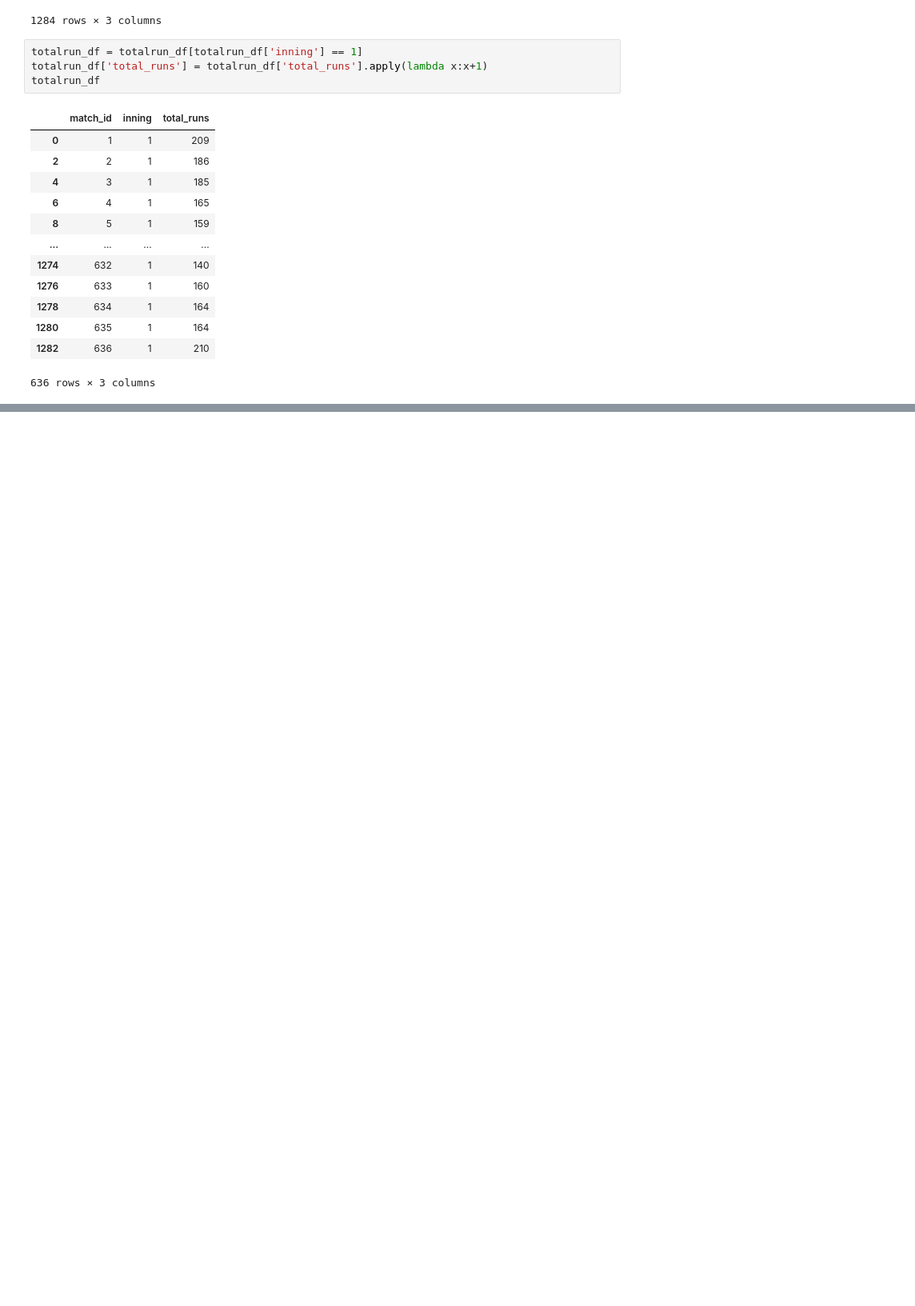
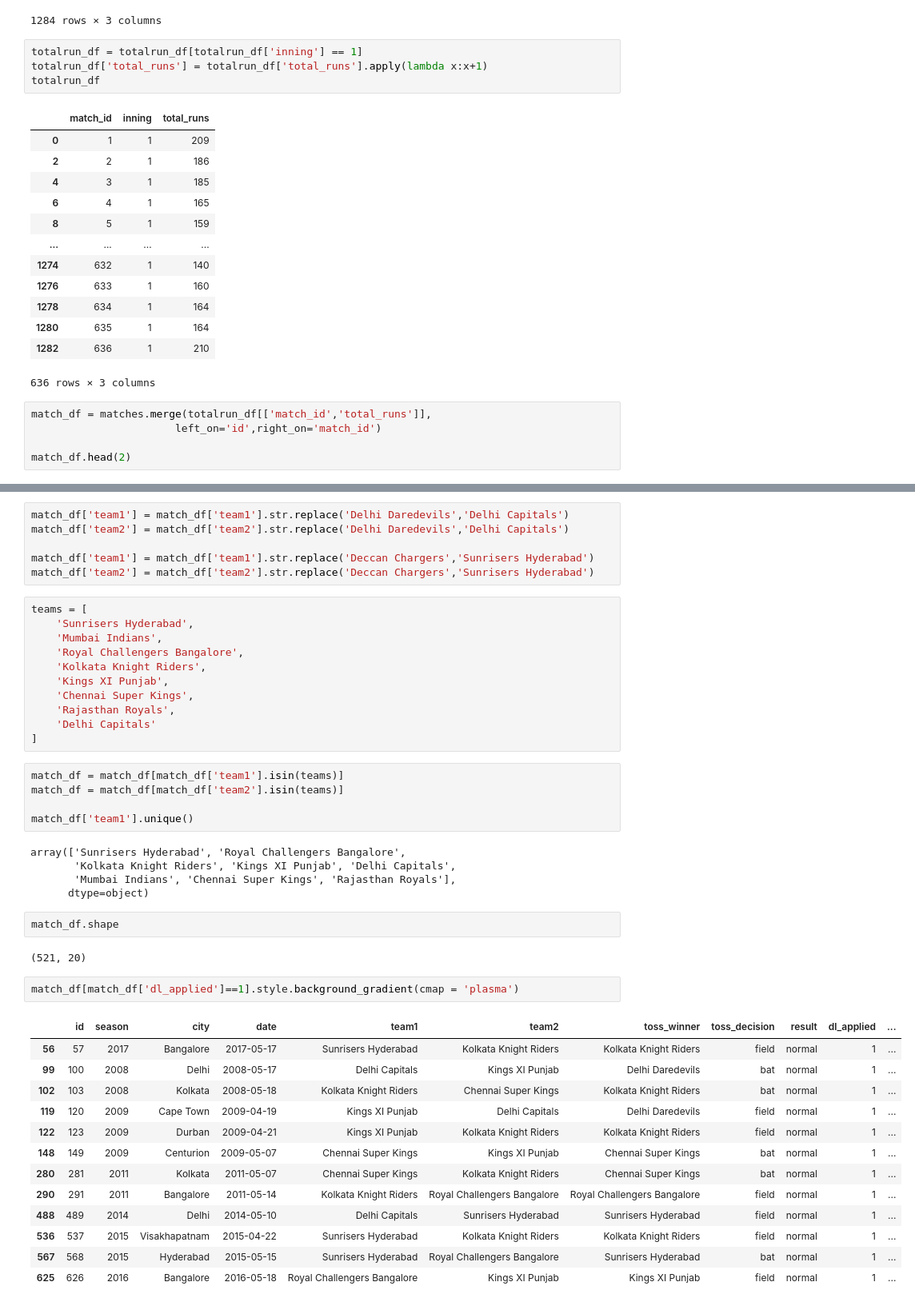
Before and after one commit to JOCRZ/Data-Science-Diploma, a Jupyter notebook: Machine-Learning/Logistic-Regression/Project3/model3.ipynb, the cells around one changed output, grey strips where cells are left out. Shown at 80% size. Drawn from its saved outputs; the diff is of its cells as text; blank space fills up the shorter version.

```diff
--- a/Machine-Learning/Logistic-Regression/Project3/model3.ipynb
+++ b/Machine-Learning/Logistic-Regression/Project3/model3.ipynb
@@ -61,3 +61,8 @@ totalrun_df
 | 1280 | 635 | 1 | 164 |
 | 1282 | 636 | 1 | 210 |
 636 rows × 3 columns
+# %%
+match_df = matches.merge(totalrun_df[['match_id','total_runs']],
+                       left_on='id',right_on='match_id')
+
+match_df.head(2)
@@ -63,0 +82,47 @@ totalrun_df
+# %%
+match_df['team1'] = match_df['team1'].str.replace('Delhi Daredevils','Delhi Capitals')
+match_df['team2'] = match_df['team2'].str.replace('Delhi Daredevils','Delhi Capitals')
+
+match_df['team1'] = match_df['team1'].str.replace('Deccan Chargers','Sunrisers Hyderabad')
+match_df['team2'] = match_df['team2'].str.replace('Deccan Chargers','Sunrisers Hyderabad')
+# %%
+teams = [
+    'Sunrisers Hyderabad',
+    'Mumbai Indians',
+    'Royal Challengers Bangalore',
+    'Kolkata Knight Riders',
+    'Kings XI Punjab',
+    'Chennai Super Kings',
+    'Rajasthan Royals',
+    'Delhi Capitals'
+]
+# %%
+match_df = match_df[match_df['team1'].isin(teams)]
+match_df = match_df[match_df['team2'].isin(teams)]
+
+match_df['team1'].unique()
+# %% [output]
+array(['Sunrisers Hyderabad', 'Royal Challengers Bangalore',
+       'Kolkata Knight Riders', 'Kings XI Punjab', 'Delhi Capitals',
+       'Mumbai Indians', 'Chennai Super Kings', 'Rajasthan Royals'],
+      dtype=object)
+# %%
+match_df.shape
+# %% [output]
+(521, 20)
+# %%
+match_df[match_df['dl_applied']==1].style.background_gradient(cmap = 'plasma')
+# %% [output]
+|  | id | season | city | date | team1 | team2 | toss_winner | toss_decision | result | dl_applied | ... |
+| 56 | 57 | 2017 | Bangalore | 2017-05-17 | Sunrisers Hyderabad | Kolkata Knight Riders | Kolkata Knight Riders | field | normal | 1 | ... |
+| 99 | 100 | 2008 | Delhi | 2008-05-17 | Delhi Capitals | Kings XI Punjab | Delhi Daredevils | bat | normal | 1 | ... |
+| 102 | 103 | 2008 | Kolkata | 2008-05-18 | Kolkata Knight Riders | Chennai Super Kings | Kolkata Knight Riders | bat | normal | 1 | ... |
+| 119 | 120 | 2009 | Cape Town | 2009-04-19 | Kings XI Punjab | Delhi Capitals | Delhi Daredevils | field | normal | 1 | ... |
+| 122 | 123 | 2009 | Durban | 2009-04-21 | Kings XI Punjab | Kolkata Knight Riders | Kolkata Knight Riders | field | normal | 1 | ... |
+| 148 | 149 | 2009 | Centurion | 2009-05-07 | Chennai Super Kings | Kings XI Punjab | Chennai Super Kings | bat | normal | 1 | ... |
+| 280 | 281 | 2011 | Kolkata | 2011-05-07 | Chennai Super Kings | Kolkata Knight Riders | Chennai Super Kings | bat | normal | 1 | ... |
+| 290 | 291 | 2011 | Bangalore | 2011-05-14 | Kolkata Knight Riders | Royal Challengers Bangalore | Royal Challengers Bangalore | field | normal | 1 | ... |
+| 488 | 489 | 2014 | Delhi | 2014-05-10 | Delhi Capitals | Sunrisers Hyderabad | Sunrisers Hyderabad | field | normal | 1 | ... |
+| 536 | 537 | 2015 | Visakhapatnam | 2015-04-22 | Sunrisers Hyderabad | Kolkata Knight Riders | Kolkata Knight Riders | field | normal | 1 | ... |
+| 567 | 568 | 2015 | Hyderabad | 2015-05-15 | Sunrisers Hyderabad | Royal Challengers Bangalore | Sunrisers Hyderabad | bat | normal | 1 | ... |
+| 625 | 626 | 2016 | Bangalore | 2016-05-18 | Royal Challengers Bangalore | Kings XI Punjab | Kings XI Punjab | field | normal | 1 | ... |
```
Also changed, not shown: parts of 23 cells of this notebook, 1 other file.
